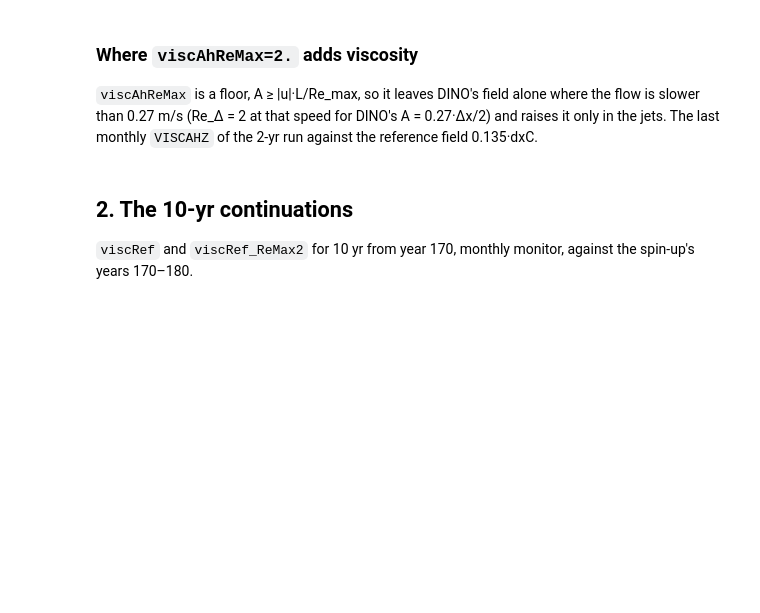
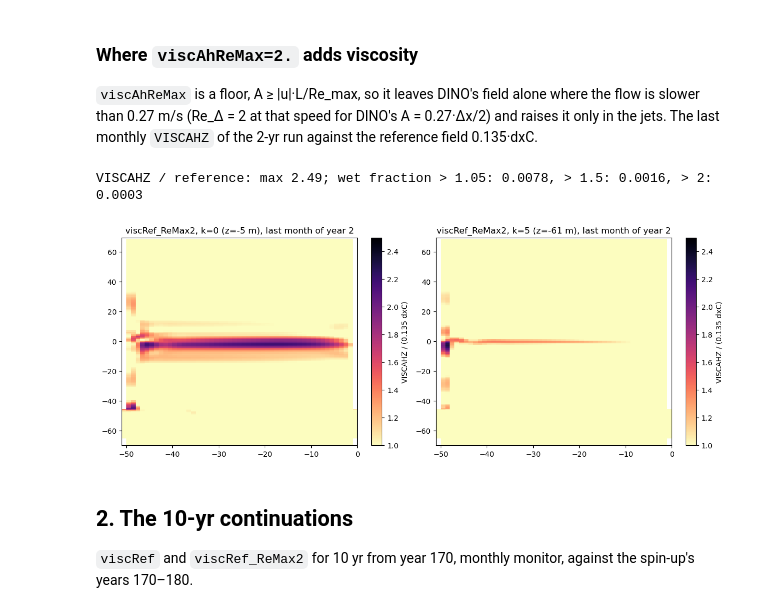
Before and after one commit to tsgonerog/impacts-mitgcm, a Jupyter notebook: analyses/DINO_1deg/stability_study_viscosity_restarts_from170yrPk.ipynb, the cells around one changed output. Drawn from its saved outputs; the diff is of its cells as text; code cells hidden in the pictures; blank space fills up the shorter version.

```diff
--- a/analyses/DINO_1deg/stability_study_viscosity_restarts_from170yrPk.ipynb
+++ b/analyses/DINO_1deg/stability_study_viscosity_restarts_from170yrPk.ipynb
@@ -89,15 +103,18 @@ the 2-yr run against the reference field 0.135·dxC.
 # %%
 r = find("DINO_1deg_frd_2yr_from170yrPk_viscRef_ReMax2_run*")
 its = sorted(int(p.split(".")[-2]) for p in glob.glob(r + "/viscDiag.*.meta"))
 ds = xmitgcm.open_mdsdataset(r, grid_dir=r, prefix=["viscDiag"], geometry="curvilinear", iters=[its[-1]], delta_t=1800.)
-ratio = (ds.VISCAHZ.isel(time=0) / (0.135 * ds.dxC)).where(ds.hFacC > 0)
-wet = (ds.hFacC > 0).values; rv = ratio.values
+wet = (ds.hFacC > 0).values                                   # VISCAHZ sits on the vorticity grid, dxC on the cell grid: same shape, compare as arrays
+rv = np.where(wet, ds.VISCAHZ.isel(time=0).values / (0.135 * ds.dxC.values)[None], np.nan)
 print(f"VISCAHZ / reference: max {np.nanmax(rv):.2f}; wet fraction > 1.05: {(rv[wet] > 1.05).mean():.4f}, > 1.5: {(rv[wet] > 1.5).mean():.4f}, > 2: {(rv[wet] > 2).mean():.4f}")
 fig, ax = plt.subplots(1, 2, figsize=(12, 4.5), constrained_layout=True)
 for a, k in zip(ax, (0, 5)):
-    im = a.pcolormesh(ds.XC, ds.YC, rv[k], vmin=1, vmax=2.5, cmap="magma_r"); fig.colorbar(im, ax=a, label="VISCAHZ / (0.135 dxC)")
+    im = a.pcolormesh(ds.XC.values, ds.YC.values, rv[k], vmin=1, vmax=2.5, cmap="magma_r", shading="auto"); fig.colorbar(im, ax=a, label="VISCAHZ / (0.135 dxC)")
     a.set_title(f"viscRef_ReMax2, k={k} (z={float(ds.Z[k]):.0f} m), last month of year 2")
 fig.savefig(FIG + "/ReMax2_viscosity_ratio_maps.png", dpi=120); plt.show()
+# %% [output]
+VISCAHZ / reference: max 2.49; wet fraction > 1.05: 0.0078, > 1.5: 0.0016, > 2: 0.0003
+[figure, added]
 # %% [markdown]
 ## 2. The 10-yr continuations
 
```
Also changed, not shown: parts of 5 cells of this notebook, 6 other files.
